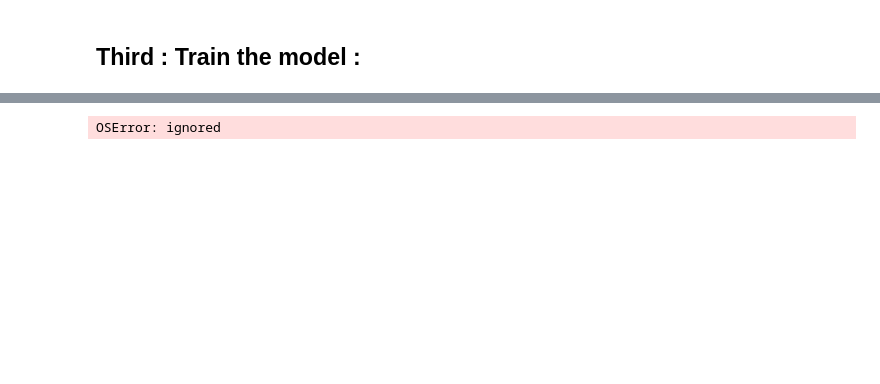
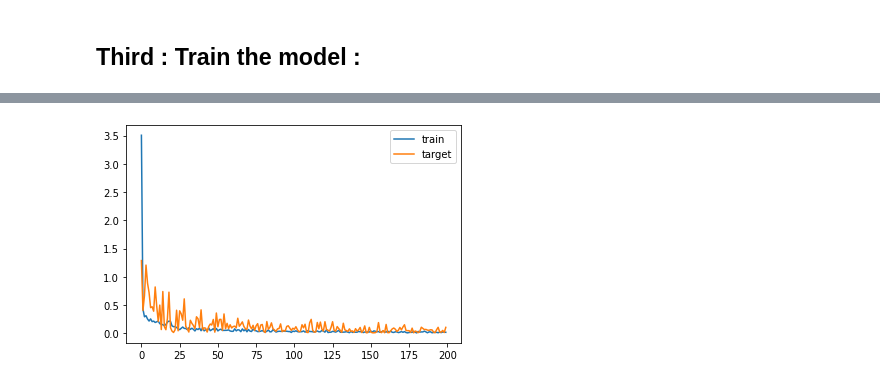
Before and after one commit to TarekAzzouni/Baterries-ML-Lithium-Ions-01, a Jupyter notebook: Deep_learning_for_Regression_in_the_HNEI_dataset_part2_.ipynb, the cells around one changed output, grey strips where cells are left out. Cells and saved outputs as stored; diff of their text form; code cells hidden in the pictures; blank space fills up the shorter version.

```diff
--- a/Deep_learning_for_Regression_in_the_HNEI_dataset_part2_.ipynb
+++ b/Deep_learning_for_Regression_in_the_HNEI_dataset_part2_.ipynb
@@ -243,13 +297,14 @@ NN_model = Sequential()
 # %% [markdown]
 **The input Layer**
 # %%
-NN_model.add(Dense(128, kernel_initializer='normal',input_dim = train.shape[1], activation='relu'))
+NN_model.add(Dense(128, kernel_initializer='normal',input_dim = train1.shape[1], activation='relu'))
 # %% [markdown]
 **The Hidden Layers**
 # %%
 NN_model.add(Dense(256, kernel_initializer='normal',activation='relu'))
 NN_model.add(Dense(256, kernel_initializer='normal',activation='relu'))
 NN_model.add(Dense(256, kernel_initializer='normal',activation='relu'))
+NN_model.add(Dense(256, kernel_initializer='normal',activation='relu'))
 # %% [markdown]
 **The output layer**
 # %%
@@ -257,6 +312,6 @@ NN_model.add(Dense(1, kernel_initializer='normal',activation='linear'))
 # %% [markdown]
 **Compile the network**
 # %%
-NN_model.compile(loss='mean_absolute_error', optimizer='adam', metrics=['mean_absolute_error'])
+NN_model.compile(loss='mean_absolute_error', optimizer='adam', metrics=['accuracy'])
 NN_model.summary()
 # %% [output]
@@ -287,5 +338,5 @@ callbacks_list = [checkpoint]
 # %% [markdown]
 ## Third : Train the model :
 # %%
-NN_model.fit(train, target, epochs=100, batch_size=32, validation_split = 0.2, callbacks=callbacks_list)
+history = NN_model.fit(train1, target, epochs=200, batch_size=30, validation_split = 0.2)#, metrics=['accuracy']) #callbacks=callbacks_list)
 # %% [output]
@@ -310,7 +360,6 @@ Epoch 00100: val_loss did not improve from 0.01219
-# %%
-# Load wights file of the best model :
-wights_file = 'Weights-478--18738.19831.hdf5' # choose the best checkpoint
-NN_model.load_weights(wights_file) # load it
-NN_model.compile(loss='mean_absolute_error', optimizer='adam', metrics=['mean_absolute_error'])
-# %% [output]
-OSError: ignored
+# %%
+plt.plot(history.history['loss'], label='train')
+plt.plot(history.history['val_loss'], label='target')
+plt.legend();
+# %% [output]
+[figure, added]
```
Also changed, not shown: parts of 34 cells of this notebook.
